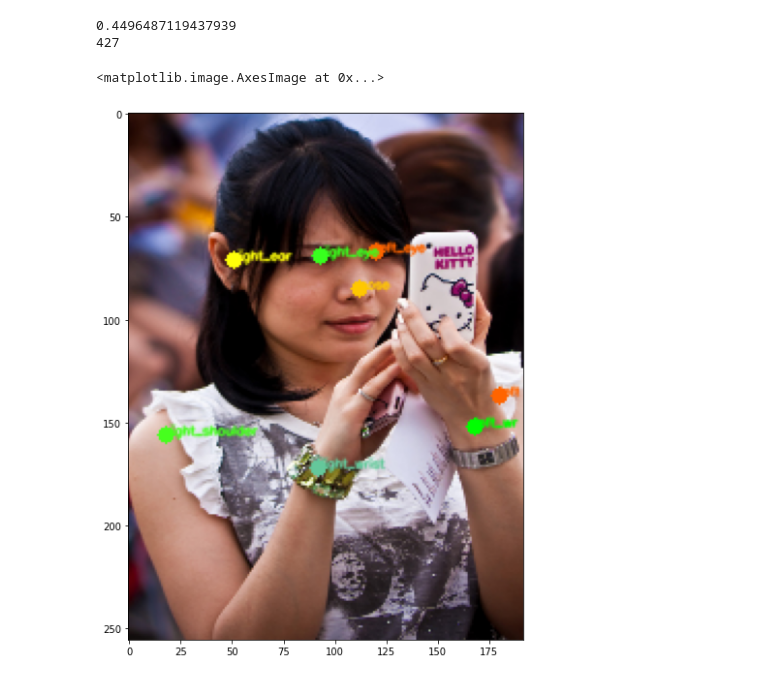
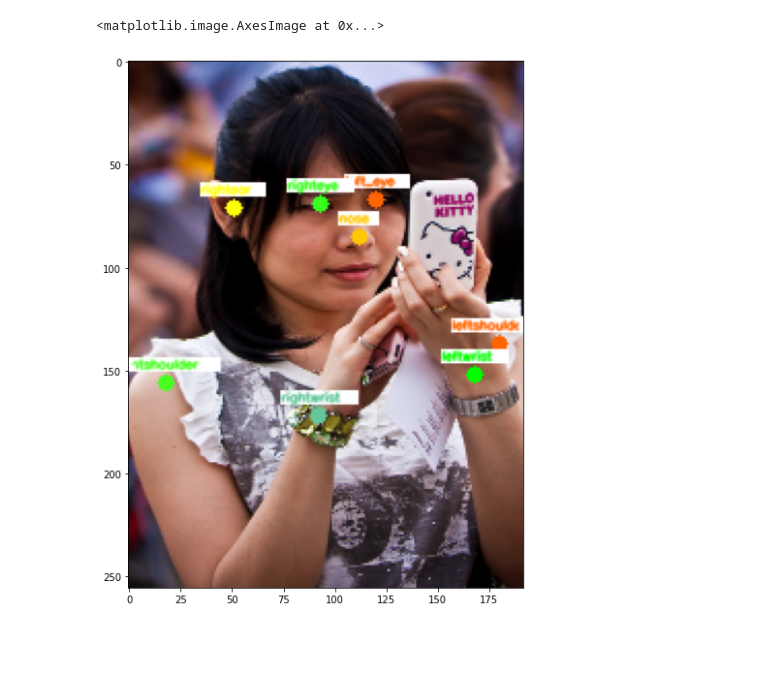
Before and after one commit to JohannesZehetner/human-pose-estimation-with-deep-neural-networks, a Jupyter notebook: Human_Pose_Estimation0.ipynb, the cells around one changed output. Saved outputs shown, nothing was run; the diff lists cells and outputs as text; code cells hidden in the pictures; blank space fills up the shorter version.

```diff
--- a/Human_Pose_Estimation0.ipynb
+++ b/Human_Pose_Estimation0.ipynb
@@ -16,7 +16,10 @@ i=0
 for i in range(0,4):
   plt.imshow(x_train[:,:,:,i])
   plt.show()
-  print (y_train[i])
+  if y_train[i] == 10:
+    print('0')
+  else:
+    print (y_train[i])
 # %% [output]
 [figure]
 [5]
@@ -37,50 +40,51 @@ import matplotlib.pyplot as plt
 data = json.load(codecs.open('/content/drive/My Drive/annotations_trainval2017/person_keypoints_val2017.json', 'r', 'utf-8-sig'))
 select_pic = 1296
 
 for annotation in data['annotations']:
   image_id = annotation['image_id']
   if image_id == select_pic:
     bbox = annotation['bbox']
     keypoints = annotation['keypoints']
     break
 
 keypointsMapping = [
                     ["nose", [0,200,255]],
                     ["left_eye", [0,100,255]],
-                    ["right_eye", [30,255,55]],
-                    ["left_ear", [50,130,255]],
-                    ["right_ear", [10,255,255]],
-                    ["left_shoulder", [0,100,255]],
-                    ["right_shoulder", [30,255,70]],
-                    ["left_elbow", [255,200,100]],
-                    ["right_elbow", [255,0,255]],
-                    ["left_wrist", [0,255,0]],
-                    ["right_wrist", [155,200,100]],
-                    ["left_hip", [255,0,255]],
-                    ["right_hip", [0,0,255]],
-                    ["left_knee",  [100,220,0]],
-                    ["right_knee", [255,0,0]],
-                    ["left_ankle", [200,200,0]],
-                    ["right_ankle", [0,0,0]]
+                    ["righteye", [30,255,55]],
+                    ["leftear", [50,130,255]],
+                    ["rightear", [10,255,255]],
+                    ["leftshoulder", [0,100,255]],
+                    ["rightshoulder", [30,255,70]],
+                    ["leftelbow", [255,200,100]],
+                    ["rightelbow", [255,0,255]],
+                    ["leftwrist", [0,255,0]],
+                    ["rightwrist", [155,200,100]],
+                    ["lefthip", [255,0,255]],
+                    ["righthip", [0,0,255]],
+                    ["leftknee",  [100,220,0]],
+                    ["rightknee", [255,0,0]],
+                    ["leftankle", [200,200,0]],
+                    ["rightankle", [0,0,0]]
                      ]
 
 image = cv2.imread("/content/drive/My Drive/val2017/000000001296.jpg")
 image_old_shape = image.shape
 image = image[int(bbox[1]):int(bbox[3]), int(bbox[0]):int(bbox[2])]
 image = cv2.resize(image,(192,256))
 x_factor = (192/image_old_shape[1])
 y_factor = (256/image_old_shape[0])
 
 for i in range(0, 16):
   if keypoints[i + 2*i + 2] != 0:
     image = cv2.circle(image, (int(keypoints[i + 2*i] * x_factor),int(keypoints[i + 2*i + 1] * y_factor)), 1, keypointsMapping[i][1], 5)
-    image = cv2.putText(image, keypointsMapping[i][0], (int(keypoints[i + 2*i] * x_factor),int(keypoints[i + 2*i + 1] * y_factor)), cv2.FONT_HERSHEY_SIMPLEX, 0.2, keypointsMapping[i][1], 1, cv2.LINE_AA)
+    bg_area = cv2.getTextSize(keypointsMapping[i][0], cv2.FONT_HERSHEY_SIMPLEX, 0.25, 1)
+    #print(bg_area)
+    image = cv2.rectangle(image, (int(keypoints[i + 2*i] * x_factor - bg_area[0][0]/2),int(keypoints[i + 2*i + 1] * y_factor)-12),(int(keypoints[i + 2*i] * x_factor + bg_area[0][0]/2),int(keypoints[i + 2*i + 1] * y_factor  + bg_area[0][1] -12)), [255,255,255], -1)
+    image = cv2.putText(image, keypointsMapping[i][0], (int(keypoints[i + 2*i] * x_factor - bg_area[0][0]/2),int(keypoints[i + 2*i + 1] * y_factor - 7)), cv2.FONT_HERSHEY_SIMPLEX, 0.2, keypointsMapping[i][1], 1, cv2.LINE_AA)
 
 
 plt.figure(figsize=[10,10])
 plt.imshow(cv2.cvtColor(image, cv2.COLOR_BGR2RGB))
 # %% [output]
-0.4496487119437939
-427
+<matplotlib.image.AxesImage at 0x...>
-<matplotlib.image.AxesImage at 0x...>
-[figure, old version]
+[figure, new version]
```
Also changed, not shown: parts of 1 cell of this notebook.
